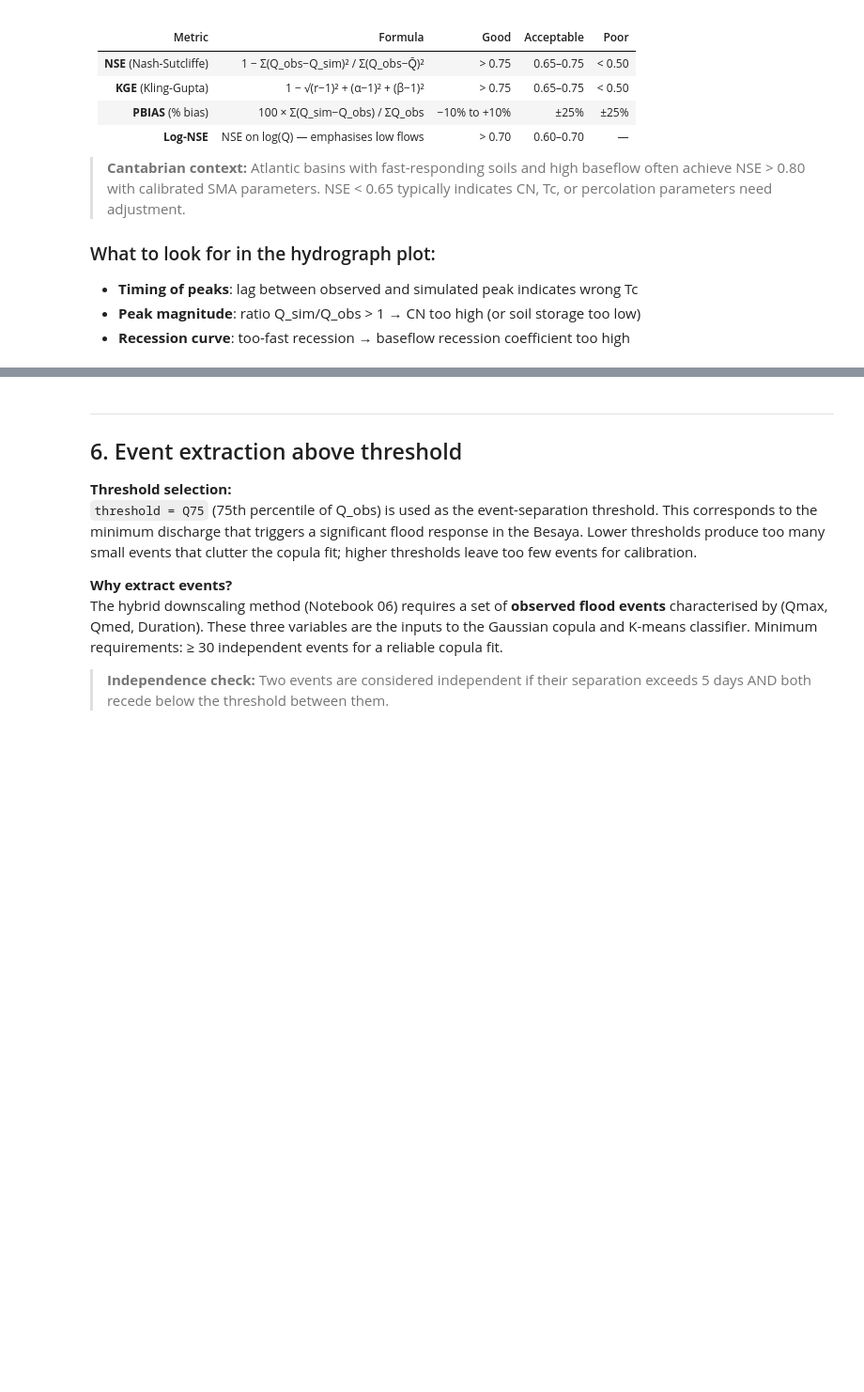
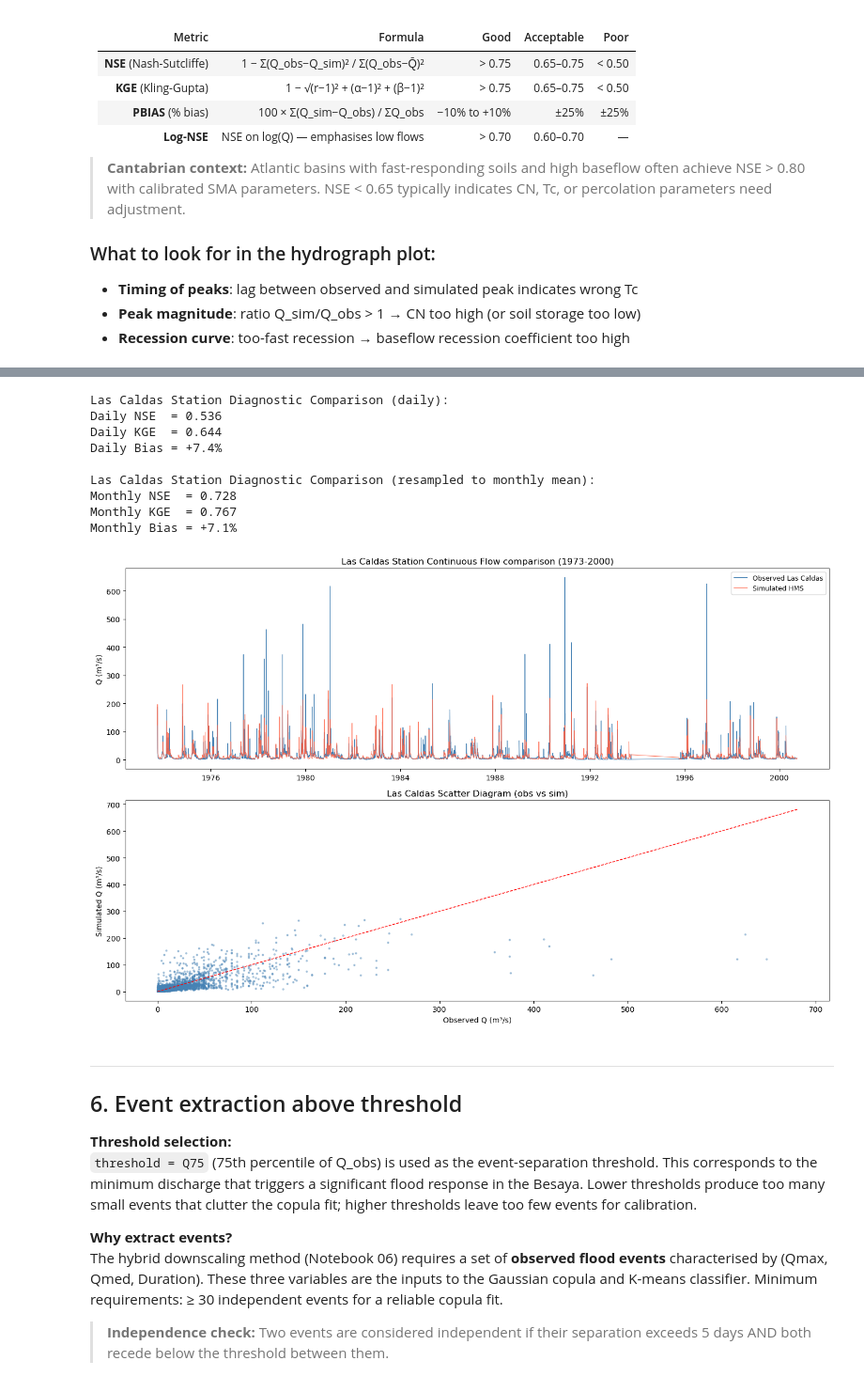
Before and after one commit to navass11/HYDRA, a Jupyter notebook: notebooks/pilot_cases/los_corrales_buelna/05_continuous_simulation.ipynb, the cells around one changed output, grey strips where cells are left out. Shown at 94% size. Cells and saved outputs as stored; diff of their text form; code cells hidden in the pictures; blank space fills up the shorter version.

```diff
--- a/notebooks/pilot_cases/los_corrales_buelna/05_continuous_simulation.ipynb
+++ b/notebooks/pilot_cases/los_corrales_buelna/05_continuous_simulation.ipynb
@@ -409,3 +519,77 @@ plt.show()
+# %%
+# ── Analysis of Las Caldas Station ──────────────────────────────────────────
+_caldas_csv = PROC_DIR / 'Las_caldas.csv'
+if _caldas_csv.exists():
+    try:
+        # Load and parse Las Caldas data
+        _df_caldas = pd.read_csv(_caldas_csv, index_col=0)
+        _df_caldas.index = pd.DatetimeIndex([_parse_mixed_date(x) for x in _df_caldas.index])
+
+        # Drop NaNs for valid periods
+        _df_caldas_valid = _df_caldas.dropna()
+        _df_caldas_valid = _df_caldas_valid[_df_caldas_valid.index >= '1973-10-01']
+
+        o_c = _df_caldas_valid['Real'].values.astype(float)
+        s_c = _df_caldas_valid['Simulado'].values.astype(float)
+
+        nse_c = nse(o_c, s_c)
+        kge_c = kge(o_c, s_c)
+        bias_c = bias_pct(o_c, s_c)
+
+        # Monthly resampling
+        _df_caldas_m = _df_caldas_valid.resample('M').mean().dropna()
+        o_cm = _df_caldas_m['Real'].values.astype(float)
+        s_cm = _df_caldas_m['Simulado'].values.astype(float)
+
+        nse_cm = nse(o_cm, s_cm)
+        kge_cm = kge(o_cm, s_cm)
+        bias_cm = bias_pct(o_cm, s_cm)
+
+        print('Las Caldas Station Diagnostic Comparison (daily):')
+        print(f'Daily NSE  = {nse_c:.3f}')
+        print(f'Daily KGE  = {kge_c:.3f}')
+        print(f'Daily Bias = {bias_c:+.1f}%')
+
+        print('\nLas Caldas Station Diagnostic Comparison (resampled to monthly mean):')
+        print(f'Monthly NSE  = {nse_cm:.3f}')
+        print(f'Monthly KGE  = {kge_cm:.3f}')
+        print(f'Monthly Bias = {bias_cm:+.1f}%')
+
+        # Plot comparison
+        fig, axes = plt.subplots(2, 1, figsize=(14, 9))
+
+        ax = axes[0]
+        ax.plot(_df_caldas_valid.index, _df_caldas_valid['Real'], color='steelblue', lw=0.8, label='Observed Las Caldas')
+        ax.plot(_df_caldas_valid.index, _df_caldas_valid['Simulado'], color='tomato', lw=0.8, alpha=0.85, label='Simulated HMS')
+        ax.set(ylabel='Q (m³/s)', title='Las Caldas Station Continuous Flow comparison (1973-2000)')
+        ax.legend(fontsize=9)
+
+        # Scatter obs vs sim
+        ax2 = axes[1]
+        ax2.scatter(_df_caldas_valid['Real'], _df_caldas_valid['Simulado'], s=4, alpha=0.4, color='steelblue')
+        lim = [0, max(_df_caldas_valid['Real'].max(), _df_caldas_valid['Simulado'].max()) * 1.05]
+        ax2.plot(lim, lim, 'r--', lw=1)
+        ax2.set(xlabel='Observed Q (m³/s)', ylabel='Simulated Q (m³/s)', title='Las Caldas Scatter Diagram (obs vs sim)')
+
+        plt.tight_layout()
+        plt.savefig(OUT_DIR / 'las_caldas_diagnostics_plot.png', dpi=150)
+        plt.show()
+
+    except Exception as e:
+        print(f'[WARN] Error processing Las Caldas: {e}')
+else:
+    print('Las_caldas.csv not found in the processed data directory')
+# %% [output]
+Las Caldas Station Diagnostic Comparison (daily):
+Daily NSE  = 0.536
+Daily KGE  = 0.644
+Daily Bias = +7.4%
+
+Las Caldas Station Diagnostic Comparison (resampled to monthly mean):
+Monthly NSE  = 0.728
+Monthly KGE  = 0.767
+Monthly Bias = +7.1%
+[figure, added]
 # %% [markdown]
 ---
 ## 6. Event extraction above threshold
```
Also changed, not shown: parts of 11 cells of this notebook, 21 other files.
